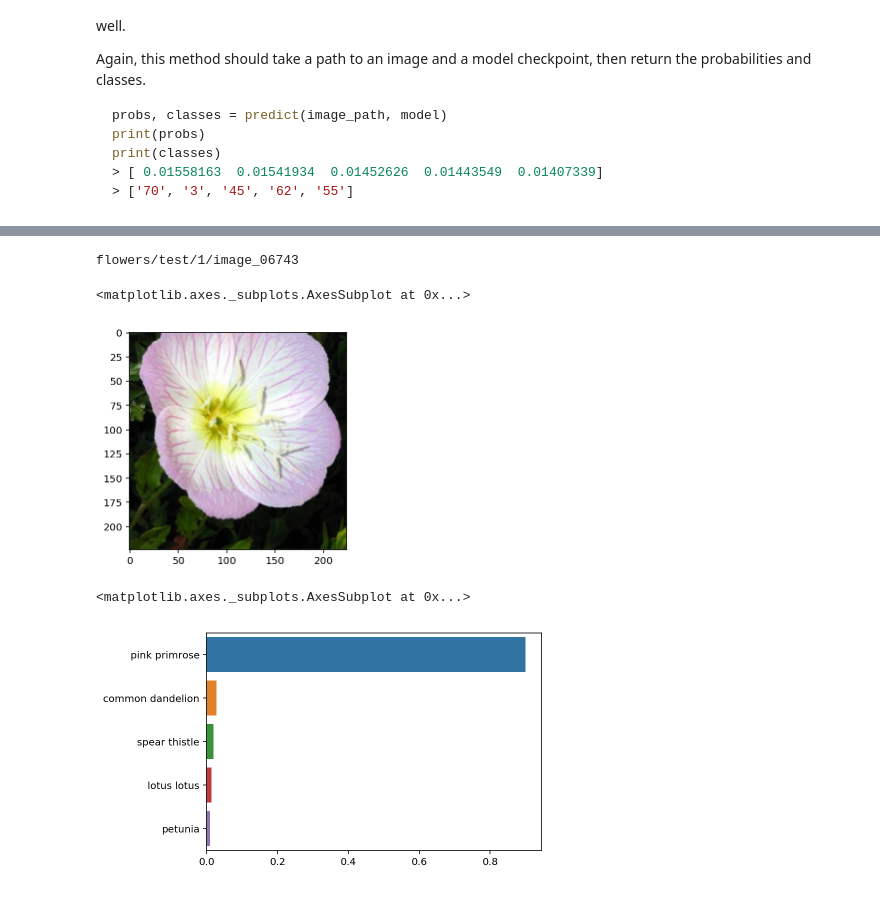
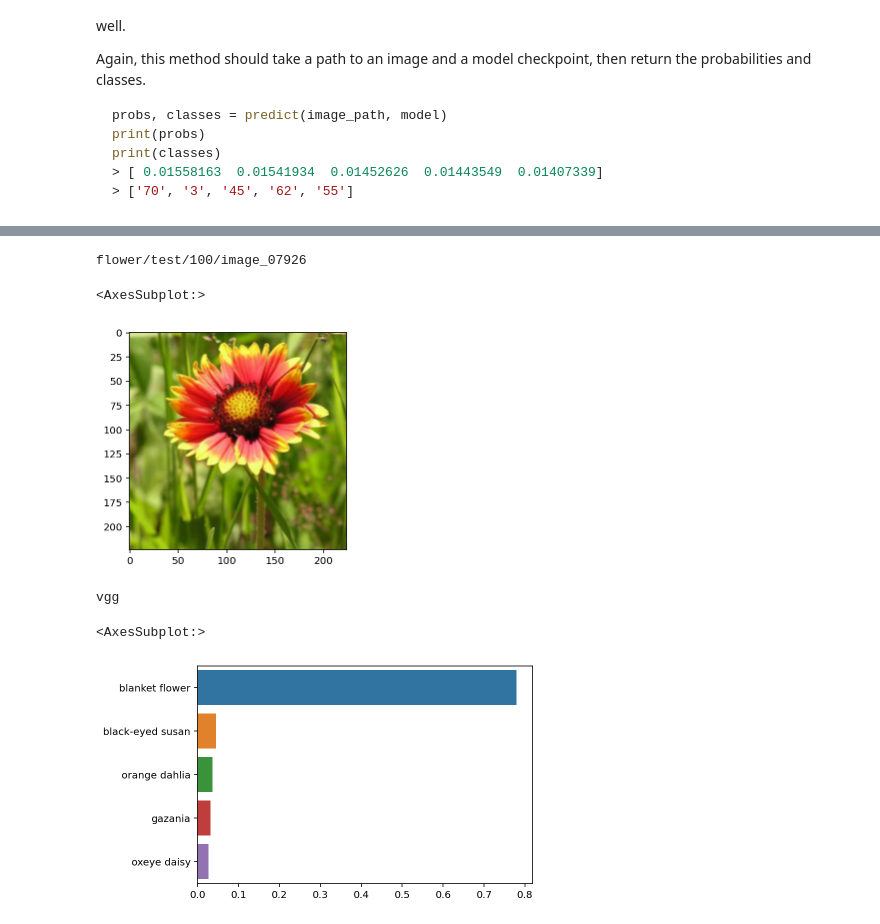
Before and after one commit to cjsutton77/UdacityCourse, a Jupyter notebook: ImageClassifier/Image Classifier Project.ipynb, the cells around one changed output, grey strips where cells are left out. Cells and saved outputs as stored; diff of their text form; code cells hidden in the pictures.

```diff
--- a/ImageClassifier/Image Classifier Project.ipynb
+++ b/ImageClassifier/Image Classifier Project.ipynb
@@ -204,5 +258,3 @@ def network(labels=102,drop=0.5, hidden1=512, hidden2=256,learn_rate=0.0001):
     model.cuda()
 
     return model, crit, optimize
-# %%
-model,critereon,optimizer = network(num_labels,drop=0.5,hidden1=1024,hidden2=512,learn_rate=0.0003)
@@ -211,6 +265,13 @@ Downloading: "https://download.pytorch.org/models/vgg16_bn-6c64b313.pth" to /roo
+# %%
+structure = 'vgg' # or 'dense'
+# %%
+if structure == 'dense':
+    model,critereon,optimizer = network_dense(num_labels,drop=0.5,hidden1=512,hidden2=256,learn_rate=0.0003)
+else:
+    model,critereon,optimizer = network_vgg19(num_labels,drop=0.5,hidden1=2048,hidden2=256,learn_rate=0.0001)
 # %%
 model.to('cuda')
-epochs = 10
-print_every = 100
+epochs = 20
+print_every = 50
 steps = 0
 # %%
@@ -469,10 +583,10 @@ Now that you can use a trained model for predictions, check to make sure it make
 
 You can convert from the class integer encoding to actual flower names with the `cat_to_name.json` file (should have been loaded earlier in the notebook). To show a PyTorch tensor as an image, use the `imshow` function defined above.
 # %%
-test_image = f'{data_dir}/test/1/image_06743'
+test_image = f'{data_dir}/test/100/image_07926'
 print(test_image)
 imshow(process_image(test_image))
 # %% [output]
-flowers/test/1/image_06743
+flower/test/100/image_07926
-<matplotlib.axes._subplots.AxesSubplot at 0x...>
+<AxesSubplot:>
-[figure, old version]
+[figure, new version]
@@ -479,8 +597,9 @@ flowers/test/1/image_06743
 # %%
-p=predict(test_image,'checkpoint.pth',5)
-class_names = [cat_to_name[str(i+1)] for i in p[1][0].tolist()]
+p=predict(test_image,'vgg_chk.pth',5)
+class_names = [cat_to_name[str(flip[i])] for i in p[1][0].tolist()]
 proba = p[0][0].tolist()
 sns.barplot(x=proba,y=class_names)
 # %% [output]
-<matplotlib.axes._subplots.AxesSubplot at 0x...>
+vgg
+<AxesSubplot:>
-[figure, old version]
+[figure, new version]
```
Also changed, not shown: parts of 29 cells of this notebook, 3 other files.
